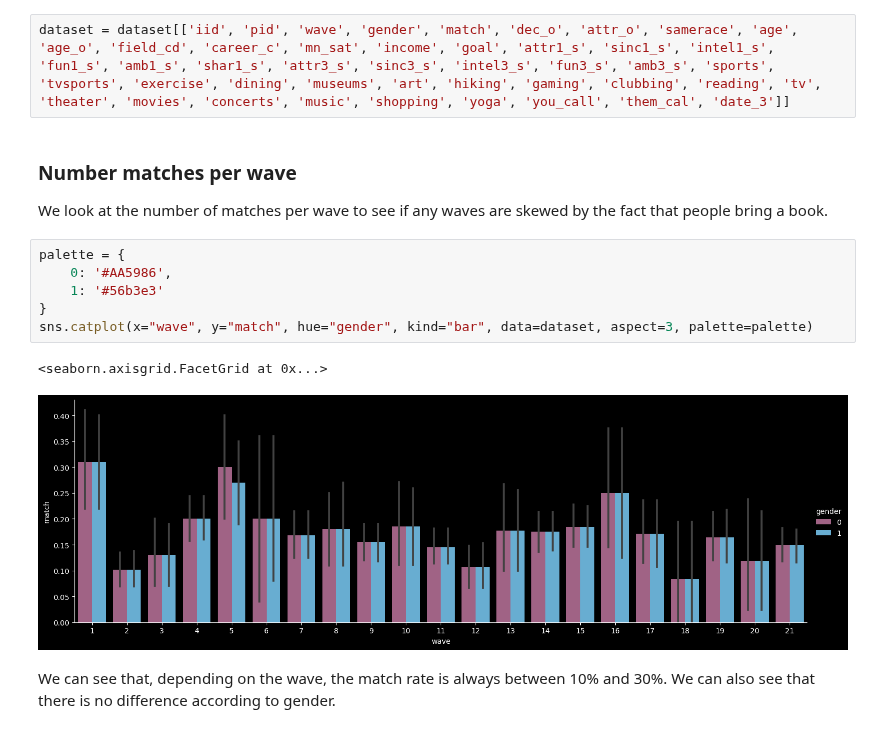
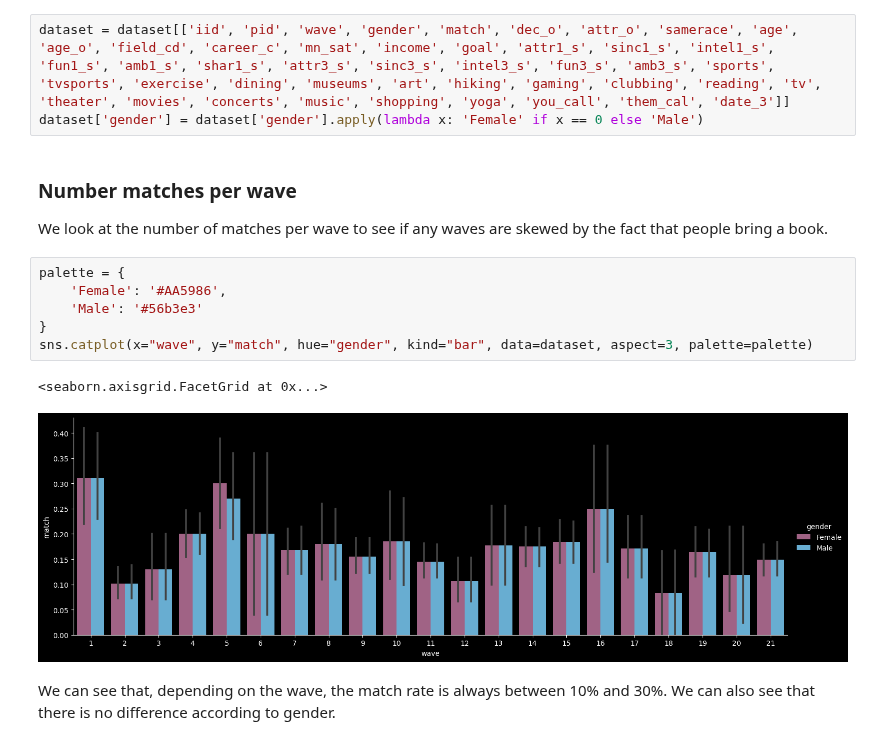
Before and after one commit to TheoGuil/jedha_projects, a Jupyter notebook: SpeedDating/study.ipynb, the cells around one changed output. Drawn from its saved outputs; the diff is of its cells as text.

```diff
--- a/SpeedDating/study.ipynb
+++ b/SpeedDating/study.ipynb
@@ -91,18 +91,19 @@ Rate the importance of attribute
 - date_3: Have you been on a date with any of your matches?	Yes=1	No=2
 # %%
 dataset = dataset[['iid', 'pid', 'wave', 'gender', 'match', 'dec_o', 'attr_o', 'samerace', 'age', 'age_o', 'field_cd', 'career_c', 'mn_sat', 'income', 'goal', 'attr1_s', 'sinc1_s', 'intel1_s', 'fun1_s', 'amb1_s', 'shar1_s', 'attr3_s', 'sinc3_s', 'intel3_s', 'fun3_s', 'amb3_s', 'sports', 'tvsports', 'exercise', 'dining', 'museums', 'art', 'hiking', 'gaming', 'clubbing', 'reading', 'tv', 'theater', 'movies', 'concerts', 'music', 'shopping', 'yoga', 'you_call', 'them_cal', 'date_3']]
+dataset['gender'] = dataset['gender'].apply(lambda x: 'Female' if x == 0 else 'Male')
 # %% [markdown]
 ### Number matches per wave
 We look at the number of matches per wave to see if any waves are skewed by the fact that people bring a book.
 # %%
 palette = {
-    0: '#AA5986',
-    1: '#56b3e3'
+    'Female': '#AA5986',
+    'Male': '#56b3e3'
 }
 sns.catplot(x="wave", y="match", hue="gender", kind="bar", data=dataset, aspect=3, palette=palette)
 # %% [output]
 <seaborn.axisgrid.FacetGrid at 0x...>
-[figure, old version]
+[figure, new version]
 # %% [markdown]
 We can see that, depending on the wave, the match rate is always between 10% and 30%. We can also see that there is no difference according to gender.
 # %% [markdown]
```
Also changed, not shown: parts of 6 cells of this notebook.
